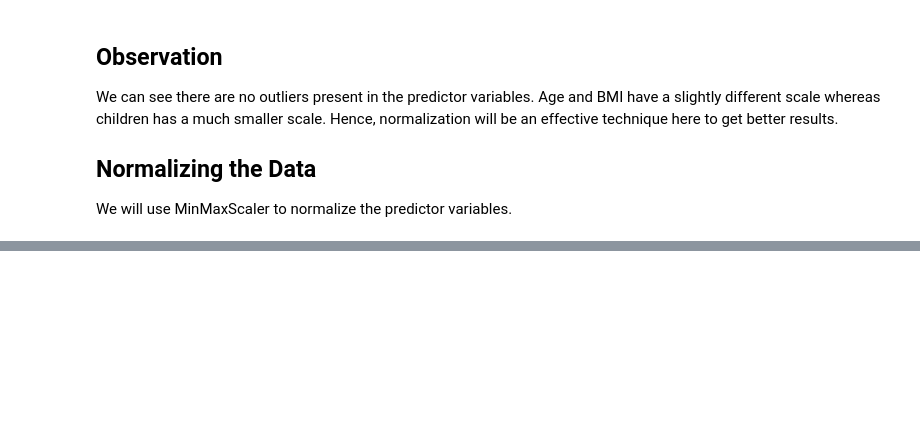
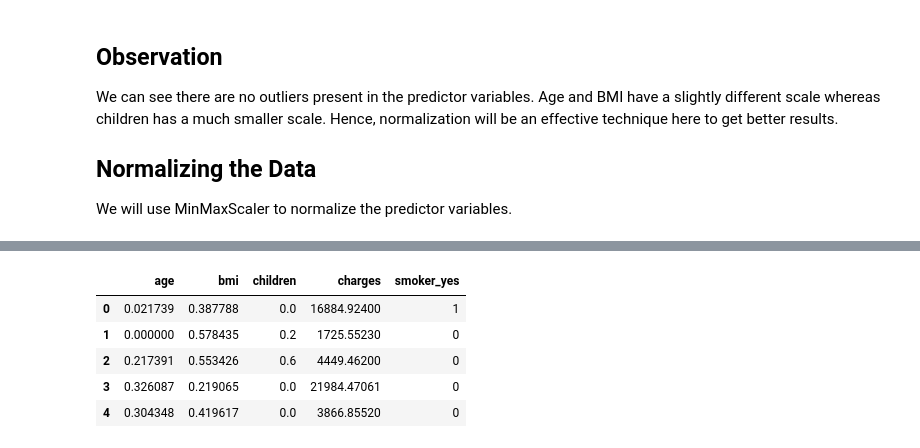
Before and after one commit to amajith000/HW9_P3_MiniProject_Part1, a Jupyter notebook: HW13_MiniProject_Part1&Part2.ipynb, the cells around one changed output, grey strips where cells are left out. Cells and saved outputs as stored; diff of their text form; code cells hidden in the pictures; blank space fills up the shorter version.

```diff
--- a/HW13_MiniProject_Part1&Part2.ipynb
+++ b/HW13_MiniProject_Part1&Part2.ipynb
@@ -260,0 +279,19 @@ array([[0.02173913, 0.38778824, 0.        ],
+# %%
+# Using only smoker column
+categorical_columns = ['smoker']
+
+# OneHot encoding
+encoded_categorical = pd.get_dummies(normalized_df[categorical_columns], drop_first=True)
+normalized_df_encoded = pd.concat([normalized_df, encoded_categorical], axis=1)
+normalized_df_encoded = normalized_df_encoded.dropna()
+normalized_df_encoded = normalized_df_encoded.drop(['sex', 'region'] + categorical_columns, axis=1)  # Drop 'sex' and 'region'
+
+# Print encoded df
+normalized_df_encoded.head()
+# %% [output]
+|  | age | bmi | children | charges | smoker_yes |
+| 0 | 0.021739 | 0.387788 | 0.0 | 16884.92400 | 1 |
+| 1 | 0.000000 | 0.578435 | 0.2 | 1725.55230 | 0 |
+| 2 | 0.217391 | 0.553426 | 0.6 | 4449.46200 | 0 |
+| 3 | 0.326087 | 0.219065 | 0.0 | 21984.47061 | 0 |
+| 4 | 0.304348 | 0.419617 | 0.0 | 3866.85520 | 0 |
```
Also changed, not shown: parts of 11 cells of this notebook.
